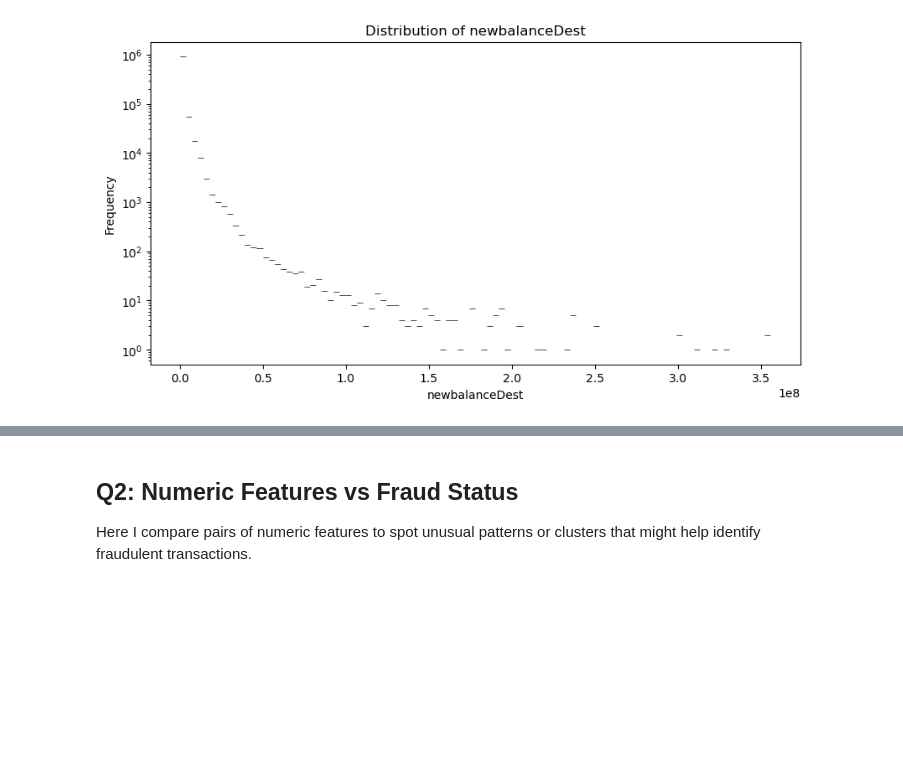
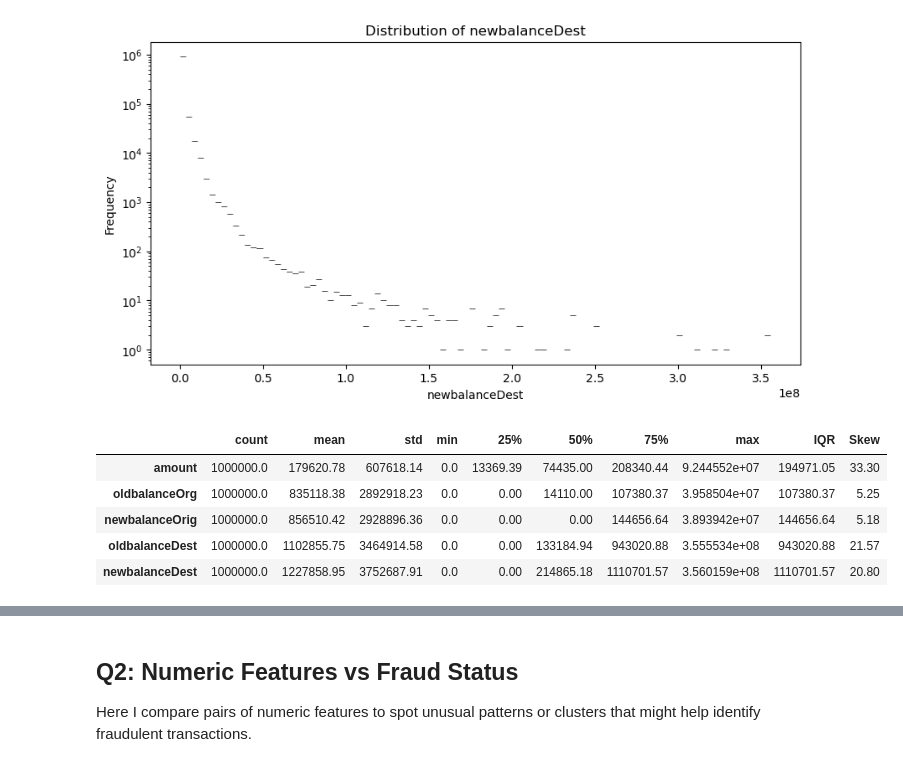
Before and after one commit to akisharbnsn/Financial-Fraud, a Jupyter notebook: notebooks/eda.ipynb, the cells around one changed output, grey strips where cells are left out. Drawn from its saved outputs; the diff is of its cells as text; code cells hidden in the pictures; blank space fills up the shorter version.

```diff
--- a/notebooks/eda.ipynb
+++ b/notebooks/eda.ipynb
@@ -101,6 +101,23 @@ for col in numeric_cols:
 [figure]
 [figure]
 [figure]
+# %%
+summary_table = transactions[numeric_cols].describe().T
+# %%
+# Add interquartile range and skew for deeper insights
+summary_table['IQR'] = summary_table['75%'] - summary_table['25%']
+summary_table['Skew'] = transactions[numeric_cols].skew()
+
+# Round for presentation
+summary_table = summary_table.round(2)
+summary_table
+# %% [output]
+|  | count | mean | std | min | 25% | 50% | 75% | max | IQR | Skew |
+| amount | 1000000.0 | 179620.78 | 607618.14 | 0.0 | 13369.39 | 74435.00 | 208340.44 | 9.244552e+07 | 194971.05 | 33.30 |
+| oldbalanceOrg | 1000000.0 | 835118.38 | 2892918.23 | 0.0 | 0.00 | 14110.00 | 107380.37 | 3.958504e+07 | 107380.37 | 5.25 |
+| newbalanceOrig | 1000000.0 | 856510.42 | 2928896.36 | 0.0 | 0.00 | 0.00 | 144656.64 | 3.893942e+07 | 144656.64 | 5.18 |
+| oldbalanceDest | 1000000.0 | 1102855.75 | 3464914.58 | 0.0 | 0.00 | 133184.94 | 943020.88 | 3.555534e+08 | 943020.88 | 21.57 |
+| newbalanceDest | 1000000.0 | 1227858.95 | 3752687.91 | 0.0 | 0.00 | 214865.18 | 1110701.57 | 3.560159e+08 | 1110701.57 | 20.80 |
 # %% [markdown]
 ### Q1
 
```
Also changed, not shown: parts of 8 cells of this notebook.
